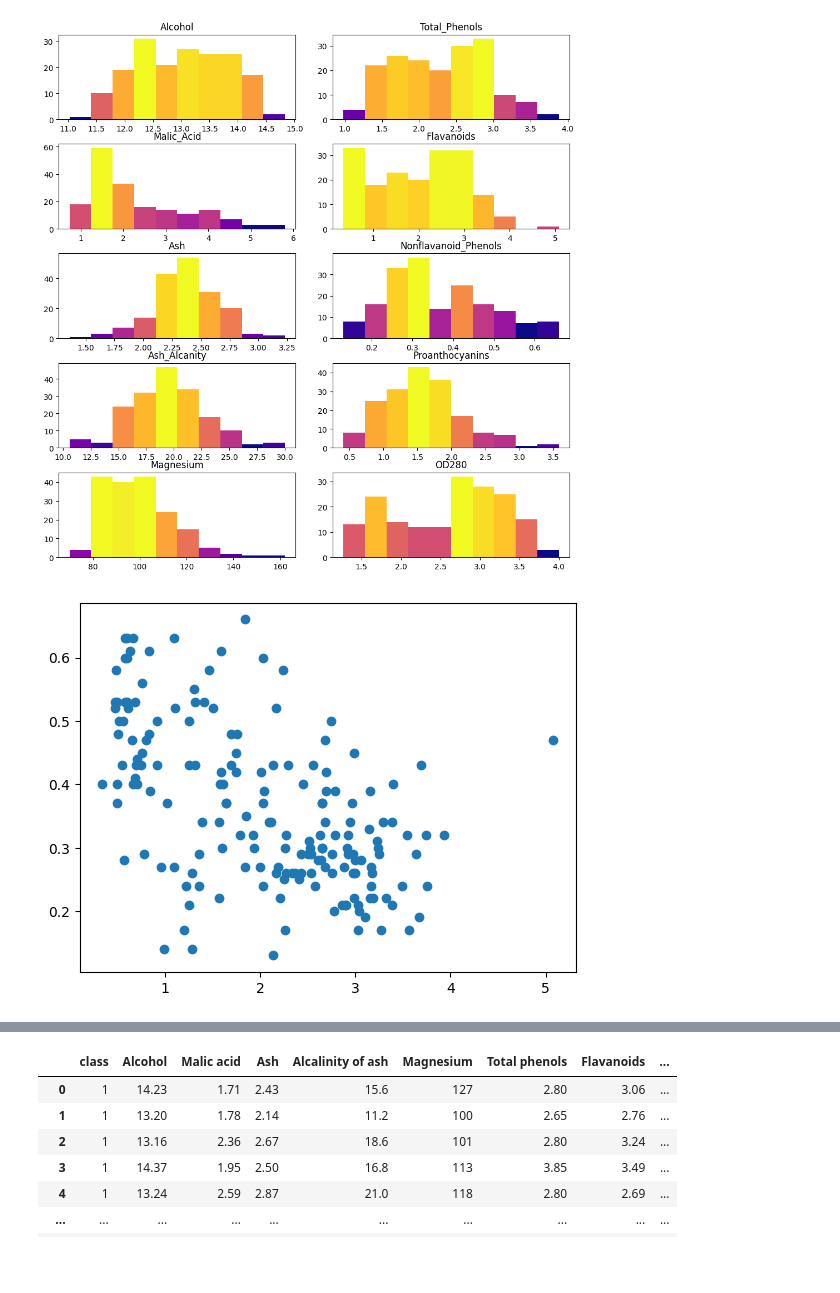
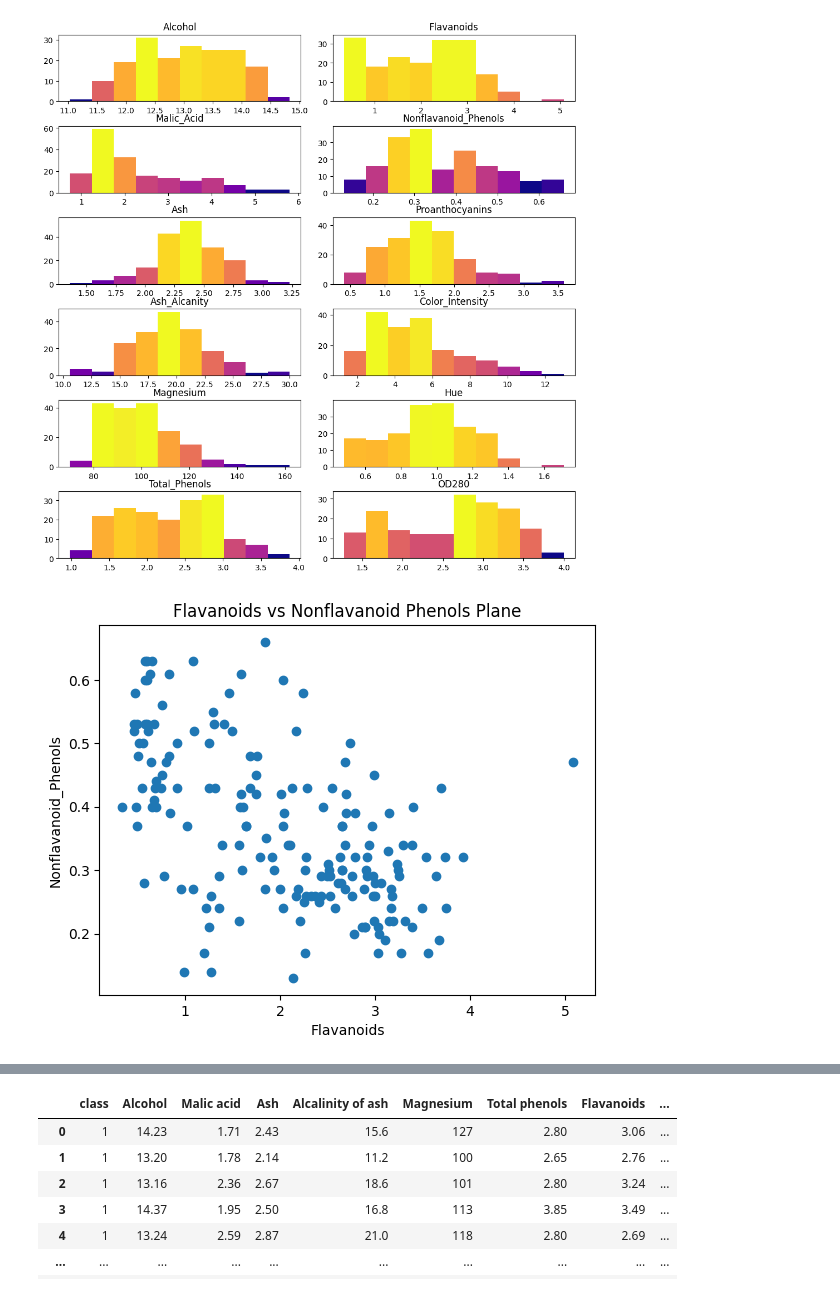
Before and after one commit to mikey-joyce/Unsupervised-Learning, a Jupyter notebook: final_project/src/main.ipynb, the cells around one changed output, grey strips where cells are left out. Drawn from its saved outputs; the diff is of its cells as text; code cells hidden in the pictures; blank space fills up the shorter version.

```diff
--- a/final_project/src/main.ipynb
+++ b/final_project/src/main.ipynb
@@ -14,7 +14,7 @@ from PCM import PCM
 # import pyclustertend
 # %%
 data = pd.read_csv('../data/wine-clustering.csv')
-cols = ['Color_Intensity', 'Hue', 'Proline']
+cols = ['Proline']
 data = data.drop(columns=cols)
 
 original = data.copy()
@@ -55,10 +55,10 @@ plt.show()
 # %%
-fig, axes = plt.subplots(5, 2, figsize=(10, 10))
+fig, axes = plt.subplots(6, 2, figsize=(10, 10))
 fig.tight_layout()
 
 i, j = 0, 0
 for (name, col) in data.iteritems():
-    if i == 5:
+    if i == 6:
         i, j = 0, 1
 
     N, bins, patches = axes[i, j].hist(col)
@@ -73,17 +73,21 @@ for (name, col) in data.iteritems():
     axes[i, j].set_title(name)
     i += 1
 
-# plt.savefig('histograms.png')
+plt.savefig('histograms.png')
 plt.show()
 # %% [output]
-[figure, old version]
+[figure, new version]
 # %%
 plt.scatter(data['Flavanoids'], data['Nonflavanoid_Phenols'])
 ax = plt.gca()
 ax.ticklabel_format(useOffset=False)
+ax.set_xlabel("Flavanoids")
+ax.set_ylabel("Nonflavanoid_Phenols")
+plt.title('Flavanoids vs Nonflavanoid Phenols Plane')
+# plt.savefig('flavanoids_nonflav_plot.png')
 plt.show()
 # %% [output]
-[figure, old version]
+[figure, new version]
 # %%
 scaler = MinMaxScaler()
 data = scaler.fit_transform(data)
```
Also changed, not shown: parts of 14 cells of this notebook, 27 other files.
